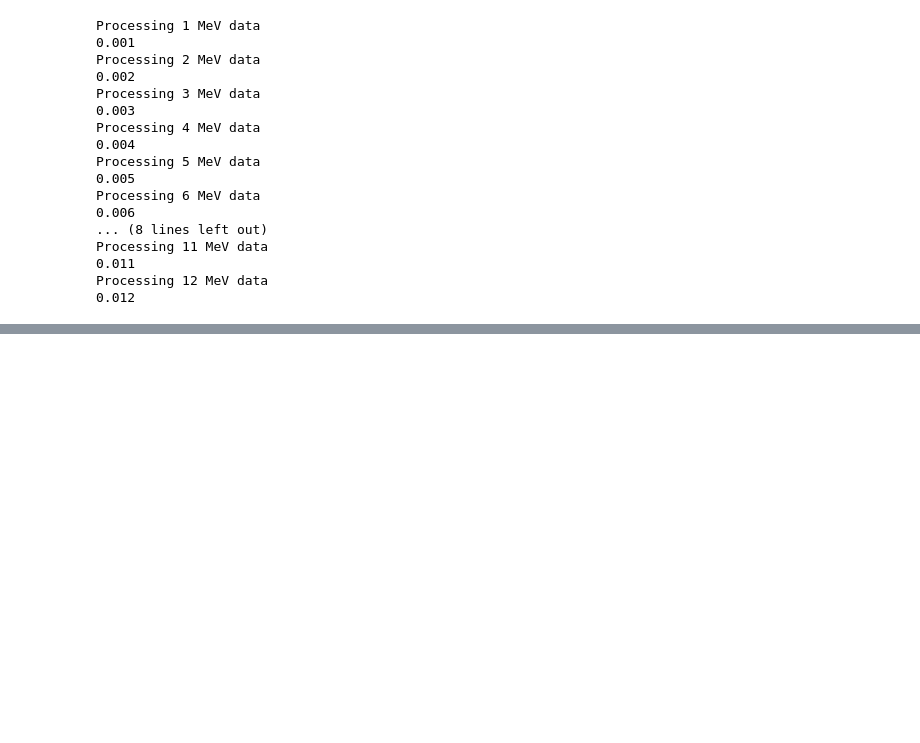
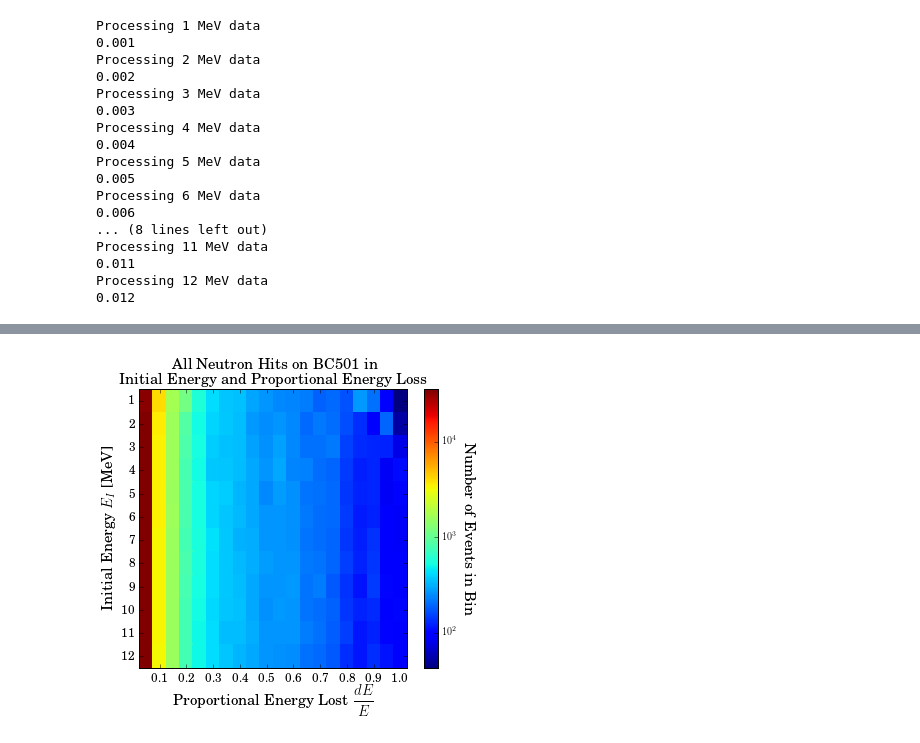
Before and after one commit to e-gillies-ix/PAlCap, a Jupyter notebook: notebooks/40_cm_lyso_rescatter.ipynb, the cells around one changed output, grey strips where cells are left out. Saved outputs shown, nothing was run; the diff lists cells and outputs as text; code cells hidden in the pictures; blank space fills up the shorter version.

```diff
--- a/notebooks/40_cm_lyso_rescatter.ipynb
+++ b/notebooks/40_cm_lyso_rescatter.ipynb
@@ -282,0 +236,38 @@ print np.where(a[4:] == 1)
+# %%
+figsize(6,5)
+#data
+data = np.vstack([energy_histograms[i+1,:,1] for i in range(energy_histograms.shape[0]-1)])
+fig, ax = plt.subplots()
+heatmap = ax.pcolor(data,norm=matplotlib.colors.LogNorm())
+
+#legend
+cbar = plt.colorbar(heatmap)
+ticks = cbar.ax.get_yticks()
+data = np.log10(data+1)
+heatmap = ax.pcolor(data)
+cbar.ax.set_yticks(ticks,fontsize=12)
+cbar.set_label('Number of Events in Bin', rotation=270, labelpad=20, fontsize=15)
+
+# put the major ticks at the middle of each cell
+x_ticks = np.arange(data.shape[1])[::2]
+ax.set_xticks(np.arange(data.shape[1])[1::2] + 0.5, minor=False)
+ax.set_yticks(np.arange(data.shape[0]) + 0.5, minor=False)
+ax.set_ylabel( r"Initial Energy $E_{I}$ [MeV]", fontsize=15)
+
+ax.set_xlabel(r"Proportional Energy Lost $\displaystyle\frac{dE}{E}$", fontsize=15)
+ax.set_title("All Neutron Hits on BC501 in\n"+\
+             "Initial Energy and Proportional Energy Loss", fontsize=15)
+ax.invert_yaxis()
+
+#lebels
+column_labels = range(20)
+column_labels = [i*0.1 for i in range(1,11)]
+row_labels = range(1,13)
+ax.set_xticklabels(column_labels, minor=False,fontsize=12)
+ax.set_yticklabels(row_labels, minor=False,fontsize=12)
+savefig("all_neutrons_initial_e_prop_e_loss")
+
+
+plt.show()
+# %% [output]
+[figure, added]
```
Also changed, not shown: parts of 15 cells of this notebook, 5 other files.
